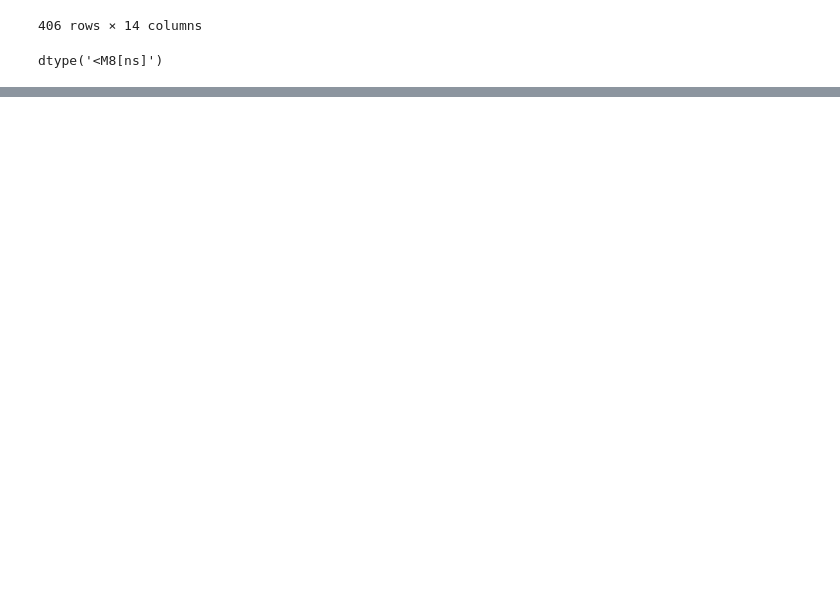
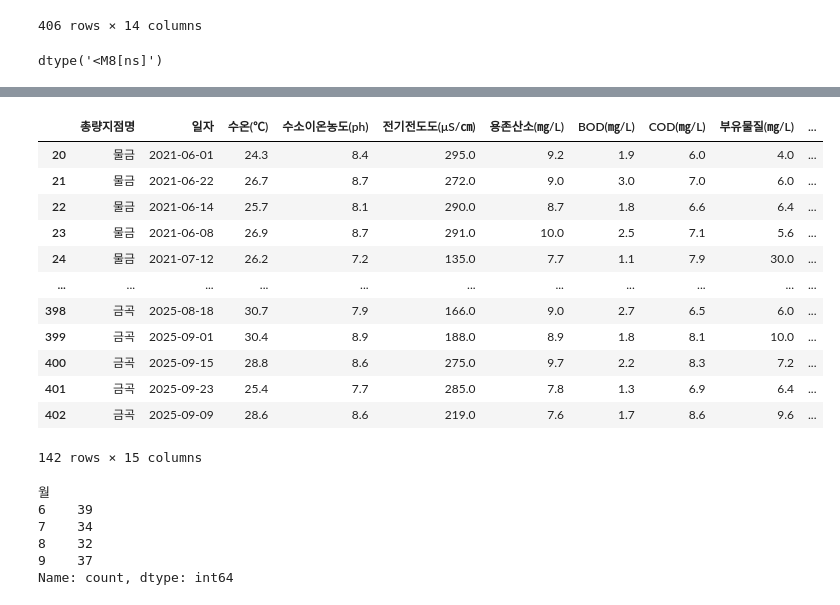
Before and after one commit to TroublesomeDuties/water_project, a Jupyter notebook: water.ipynb, the cells around one changed output, grey strips where cells are left out. Saved outputs shown, nothing was run; the diff lists cells and outputs as text; code cells hidden in the pictures; blank space fills up the shorter version.

```diff
--- a/water.ipynb
+++ b/water.ipynb
@@ -110,0 +179,28 @@ dtype('<M8[ns]')
+# %%
+# 6-9월 추출
+summerDF = waterDF[waterDF['월'].between(6, 9)]
+summerDF
+# %% [output]
+|  | 총량지점명 | 일자 | 수온(℃) | 수소이온농도(ph) | 전기전도도(μS/㎝) | 용존산소(㎎/L) | BOD(㎎/L) | COD(㎎/L) | 부유물질(㎎/L) | ... |
+| 20 | 물금 | 2021-06-01 | 24.3 | 8.4 | 295.0 | 9.2 | 1.9 | 6.0 | 4.0 | ... |
+| 21 | 물금 | 2021-06-22 | 26.7 | 8.7 | 272.0 | 9.0 | 3.0 | 7.0 | 6.0 | ... |
+| 22 | 물금 | 2021-06-14 | 25.7 | 8.1 | 290.0 | 8.7 | 1.8 | 6.6 | 6.4 | ... |
+| 23 | 물금 | 2021-06-08 | 26.9 | 8.7 | 291.0 | 10.0 | 2.5 | 7.1 | 5.6 | ... |
+| 24 | 물금 | 2021-07-12 | 26.2 | 7.2 | 135.0 | 7.7 | 1.1 | 7.9 | 30.0 | ... |
+| ... | ... | ... | ... | ... | ... | ... | ... | ... | ... | ... |
+| 398 | 금곡 | 2025-08-18 | 30.7 | 7.9 | 166.0 | 9.0 | 2.7 | 6.5 | 6.0 | ... |
+| 399 | 금곡 | 2025-09-01 | 30.4 | 8.9 | 188.0 | 8.9 | 1.8 | 8.1 | 10.0 | ... |
+| 400 | 금곡 | 2025-09-15 | 28.8 | 8.6 | 275.0 | 9.7 | 2.2 | 8.3 | 7.2 | ... |
+| 401 | 금곡 | 2025-09-23 | 25.4 | 7.7 | 285.0 | 7.8 | 1.3 | 6.9 | 6.4 | ... |
+| 402 | 금곡 | 2025-09-09 | 28.6 | 8.6 | 219.0 | 7.6 | 1.7 | 8.6 | 9.6 | ... |
+142 rows × 15 columns
+# %%
+# 추출 결과 확인
+summerDF['월'].value_counts().sort_index()
+# %% [output]
+월
+6    39
+7    34
+8    32
+9    37
+Name: count, dtype: int64
```
Also changed, not shown: parts of 15 cells of this notebook.
